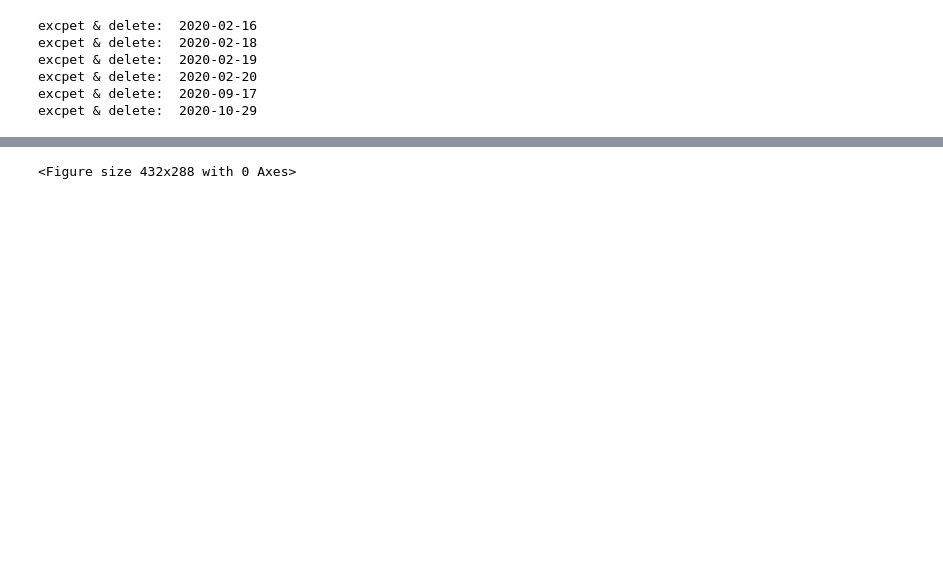
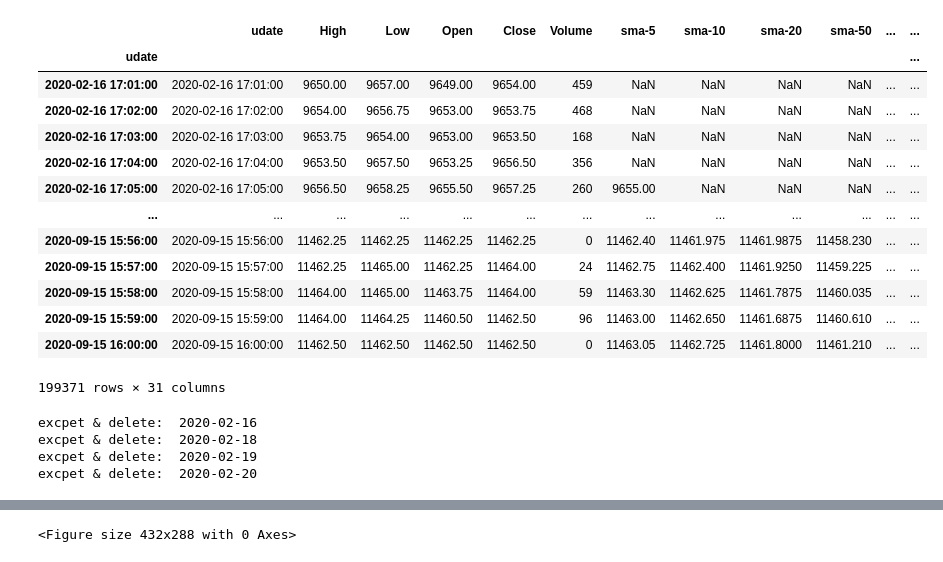
Before and after one commit to webclinic017/dbpower-machine-learning-project, a Jupyter notebook: nq4.ipynb, the cells around one changed output, grey strips where cells are left out. Cells and saved outputs as stored; diff of their text form; code cells hidden in the pictures; blank space fills up the shorter version.

```diff
--- a/nq4.ipynb
+++ b/nq4.ipynb
@@ -167,100 +165,113 @@ df3
 # %%
-# 2.0 技術指標
+# 3.0 技術指標
 highs = np.array(df3['High'], dtype='float')
 lows = np.array(df3['Low'], dtype='float')
 opens = np.array(df3['Open'], dtype='float')
 closes = np.array(df3['Close'], dtype='float')
 vols = np.array(df3['Volume'], dtype='float')
-# 2.1 SMA 均線
+# 3.1 SMA 均線
 for v in [5, 10, 20, 50, 100]:
     df3['sma-'+str(v)]= talib.SMA(closes, timeperiod=v)
-# 2.2 Bollinger 保力加
+# 3.2 Bollinger 保力加
 df3['upper-band'], df3['middle-band'], df3['lower-band'] = talib.BBANDS(closes, timeperiod=20*1.5, nbdevup=2, nbdevdn=2, matype=0)
-# 2.3 %B %保力加
+# 3.3 %B %保力加
 df3['%b'] = (df3['Close']-df3['lower-band'])/(df3['upper-band']-df3['lower-band'])*100
 df3['%b-high']  = common.percentB_belowzero(df3['%b'], df3['Close'])
 df3['%b-low'] = common.percentB_aboveone(df3['%b'], df3['Close'])
-# 2.4 VOL EMA
+# 3.4 VOL EMA
 df3['vol-ema5'] = talib.EMA(vols, timeperiod=5*4)
-# 2.5 P-SAR 抛物线
+# 3.5 P-SAR 抛物线
 df3['p-sar'] = talib.SAR(highs, lows, acceleration=0.02, maximum=0.2)
-# 2.6 VWAP 成交量加權平均價格
+# 3.6 VWAP 成交量加權平均價格
 period = [5, 10, 20, 50, 100]
 for v in period:
     df3['typical-price'] = (df3['High'] + df3['Low'] + df3['Close']) / 3
     df3['turnover'] = df3['typical-price'] * df3['Volume']
     df3['cum-turnover-'+str(v)] = df3['turnover'].rolling(window=v).sum()
     df3['cum-volume-'+str(v)] = df3['Volume'].rolling(window=v).sum()
     df3['vwap-'+str(v)] = df3['cum-turnover-'+str(v)] / df3['cum-volume-'+str(v)]
     df3['vwap-'+str(v)] = df3['vwap-'+str(v)].replace([np.inf, -np.inf], 0)
     df3['vwap-'+str(v)].fillna(0, inplace=True)
     drop_list_1 = ['turnover', 'typical-price', 'cum-turnover-'+str(v), 'cum-volume-'+str(v)]
     df3.drop(drop_list_1, axis=1, inplace=True)
 # 2.7 MACD
 df3['macd'], df3['macdsignal'], df3['macdhist'] = talib.MACD(closes, fastperiod=12, slowperiod=26, signalperiod=9*40)
 # 2.8 KDJ
 df3['k-kdj'], df3['d-kdj'], df3['j-kdj'] = common.kdj(highs, lows, closes, window_size=20)
 df3['diff-kdj'] = df3['k-kdj']-df3['d-kdj']
 df3['j-kdj'].loc[((df3['j-kdj'] > 20) & (df3['j-kdj'] < 100))] = 0
+df3
+# %% [output]
+|  | udate | High | Low | Open | Close | Volume | sma-5 | sma-10 | sma-20 | sma-50 | ... | ... |
+| udate |  |  |  |  |  |  |  |  |  |  |  | ... |
+| 2020-02-16 17:01:00 | 2020-02-16 17:01:00 | 9650.00 | 9657.00 | 9649.00 | 9654.00 | 459 | NaN | NaN | NaN | NaN | ... | ... |
+| 2020-02-16 17:02:00 | 2020-02-16 17:02:00 | 9654.00 | 9656.75 | 9653.00 | 9653.75 | 468 | NaN | NaN | NaN | NaN | ... | ... |
+| 2020-02-16 17:03:00 | 2020-02-16 17:03:00 | 9653.75 | 9654.00 | 9653.00 | 9653.50 | 168 | NaN | NaN | NaN | NaN | ... | ... |
+| 2020-02-16 17:04:00 | 2020-02-16 17:04:00 | 9653.50 | 9657.50 | 9653.25 | 9656.50 | 356 | NaN | NaN | NaN | NaN | ... | ... |
+| 2020-02-16 17:05:00 | 2020-02-16 17:05:00 | 9656.50 | 9658.25 | 9655.50 | 9657.25 | 260 | 9655.00 | NaN | NaN | NaN | ... | ... |
+| ... | ... | ... | ... | ... | ... | ... | ... | ... | ... | ... | ... | ... |
+| 2020-09-15 15:56:00 | 2020-09-15 15:56:00 | 11462.25 | 11462.25 | 11462.25 | 11462.25 | 0 | 11462.40 | 11461.975 | 11461.9875 | 11458.230 | ... | ... |
+| 2020-09-15 15:57:00 | 2020-09-15 15:57:00 | 11462.25 | 11465.00 | 11462.25 | 11464.00 | 24 | 11462.75 | 11462.400 | 11461.9250 | 11459.225 | ... | ... |
+| 2020-09-15 15:58:00 | 2020-09-15 15:58:00 | 11464.00 | 11465.00 | 11463.75 | 11464.00 | 59 | 11463.30 | 11462.625 | 11461.7875 | 11460.035 | ... | ... |
+| 2020-09-15 15:59:00 | 2020-09-15 15:59:00 | 11464.00 | 11464.25 | 11460.50 | 11462.50 | 96 | 11463.00 | 11462.650 | 11461.6875 | 11460.610 | ... | ... |
+| 2020-09-15 16:00:00 | 2020-09-15 16:00:00 | 11462.50 | 11462.50 | 11462.50 | 11462.50 | 0 | 11463.05 | 11462.725 | 11461.8000 | 11461.210 | ... | ... |
+199371 rows × 31 columns
 # %%
 # 4.0 draw chart
 drop_list_2 = []
 is_render_chart = False
 
-def draw_worker(df5, day):
+def draw_worker(df4_2, day):
     try:
         # 4.1 style
         style = mpf.make_mpf_style(base_mpf_style='charles', rc={'font.size':6})
         # 4.2 addplot
-        apds = [mpf.make_addplot(df5['lower-band'],panel=0,color='orange',linestyle='solid'),
-                mpf.make_addplot(df5['upper-band'],panel=0,color='bisque',linestyle='solid'),
-                mpf.make_addplot(df5['vwap-50'].replace(0, np.nan),panel=0,color='aqua',linestyle='solid'),
-                mpf.make_addplot(df5['%b-low'],type='scatter',markersize=20,marker='v',panel=0),
-                mpf.make_addplot(df5['%b-high'],type='scatter',markersize=20,marker='^',panel=0),
-                mpf.make_addplot(df5['p-sar'],scatter=True,markersize=1,marker='*',panel=0,color='blueviolet'),
+        apds = [mpf.make_addplot(df4_2['lower-band'],panel=0,color='orange',linestyle='solid'),
+                mpf.make_addplot(df4_2['upper-band'],panel=0,color='bisque',linestyle='solid'),
+                mpf.make_addplot(df4_2['vwap-50'].replace(0, np.nan),panel=0,color='aqua',linestyle='solid'),
+                mpf.make_addplot(df4_2['%b-low'],type='scatter',markersize=20,marker='v',panel=0),
+                mpf.make_addplot(df4_2['%b-high'],type='scatter',markersize=20,marker='^',panel=0),
+                mpf.make_addplot(df4_2['p-sar'],scatter=True,markersize=1,marker='*',panel=0,color='blueviolet'),
                 #
-                mpf.make_addplot(df5['vol-ema5'],panel=1,color='orange'),
+                mpf.make_addplot(df4_2['vol-ema5'],panel=1,color='orange'),
                 #
-                mpf.make_addplot(df5['macd'],panel=2,color='orange'),
-                mpf.make_addplot(df5['macdsignal'],panel=2,color='violet'),
-                mpf.make_addplot(df5['macdhist'],panel=2,type='bar',color='dimgray'),
+                mpf.make_addplot(df4_2['macd'],panel=2,color='orange'),
+                mpf.make_addplot(df4_2['macdsignal'],panel=2,color='violet'),
+                mpf.make_addplot(df4_2['macdhist'],panel=2,type='bar',color='dimgray'),
                 #
-                mpf.make_addplot(df5['k-kdj'],panel=3,color='orange'),
-                mpf.make_addplot(df5['d-kdj'],panel=3,color='violet'),
-                mpf.make_addplot(df5['j-kdj'],panel=3,color='aqua'),
-                mpf.make_addplot(df5['diff-kdj'],panel=3,type='bar',color='dimgray')]
+                mpf.make_addplot(df4_2['k-kdj'],panel=3,color='orange'),
+                mpf.make_addplot(df4_2['d-kdj'],panel=3,color='violet'),
+                mpf.make_addplot(df4_2['j-kdj'],panel=3,color='aqua'),
+                mpf.make_addplot(df4_2['diff-kdj'],panel=3,type='bar',color='dimgray')]
         # 4.3 draw
-        mpf.plot(df5, type='candle', addplot=apds, style=style, ylabel='', ylabel_lower='', volume=True, figscale=0.5, xrotation=0, datetime_format="%H:%M", show_nontrading=False, tight_layout=True, savefig='./data/img-nq/features/'+day.strftime('%m-%d-%Y'))
-        print('finish draw:', df5.shape, df5['udate'].iloc[0], df5['udate'].iloc[-1])
+        mpf.plot(df4_2, type='candle', addplot=apds, style=style, ylabel='', ylabel_lower='', volume=True, figscale=0.5, xrotation=0, datetime_format="%H:%M", show_nontrading=False, tight_layout=True, savefig='./data/img-nq/features/'+day.strftime('%m-%d-%Y'))
+        print('finish draw:', df4_2.shape, df4_2['udate'].iloc[0], df4_2['udate'].iloc[-1])
     except:
         print('do not draw:', k, '\n')
 
 # 4.5 multi processing
 pool = mp.Pool(processes=4, maxtasksperchild=4)
 # 4.6 draw
-df6 = df3.copy(deep=True)
-data1 = separate_daily(df6, 'dict')
-for k, _df6 in data1.items():
-    df6 = _df6.copy(deep=True)
+df4 = df3.copy(deep=True)
+data2 = separate_daily(df4, 'dict')
+for k, df4_1 in data2.items():
     # 4.7 drop error day
-    if df6['Volume'].shape[0] == df6['Volume'].isin([0]).sum() or df6['Volume'].shape[0] <= 100:
+    if df4_1['Volume'].shape[0] == df4_1['Volume'].isin([0]).sum() or df4_1['Volume'].shape[0] <= 100:
         drop_list_2.append(k)
     # 4.8 draw chart
     elif (is_render_chart):
-        pool.apply_async(draw_worker, args=(df6, k))
+        pool.apply_async(draw_worker, args=(df4_1, k))
 # 4.9 kill multi processing
 pool.close()
 pool.join()
 
 for k in drop_list_2:
-    data1.pop(k, None)
+    data2.pop(k, None)
     print('excpet & delete: ', k)
 # %% [output]
 excpet & delete:  2020-02-16
 excpet & delete:  2020-02-18
 excpet & delete:  2020-02-19
 excpet & delete:  2020-02-20
-excpet & delete:  2020-09-17
-excpet & delete:  2020-10-29
 # %%
 # 5.0 合併
```
Also changed, not shown: parts of 11 cells of this notebook.
